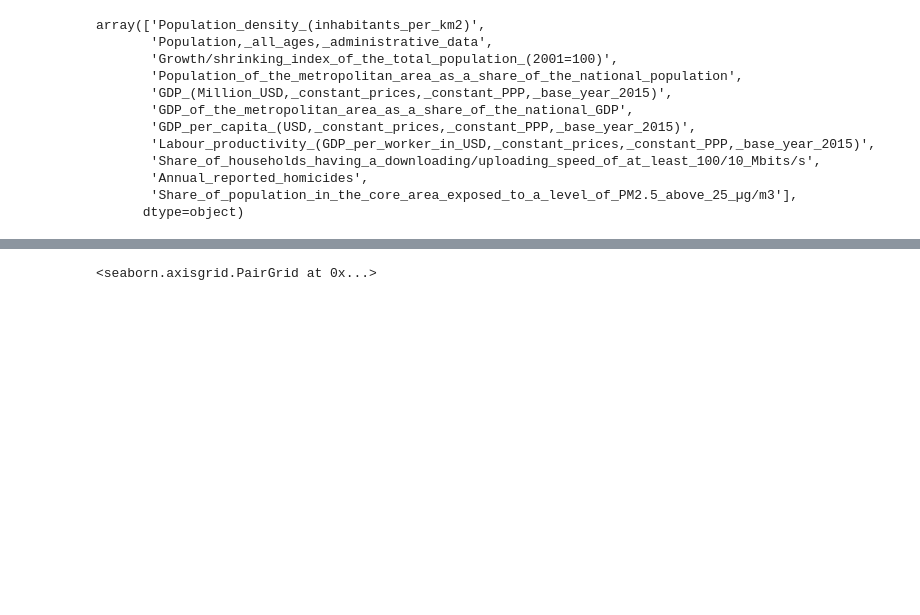
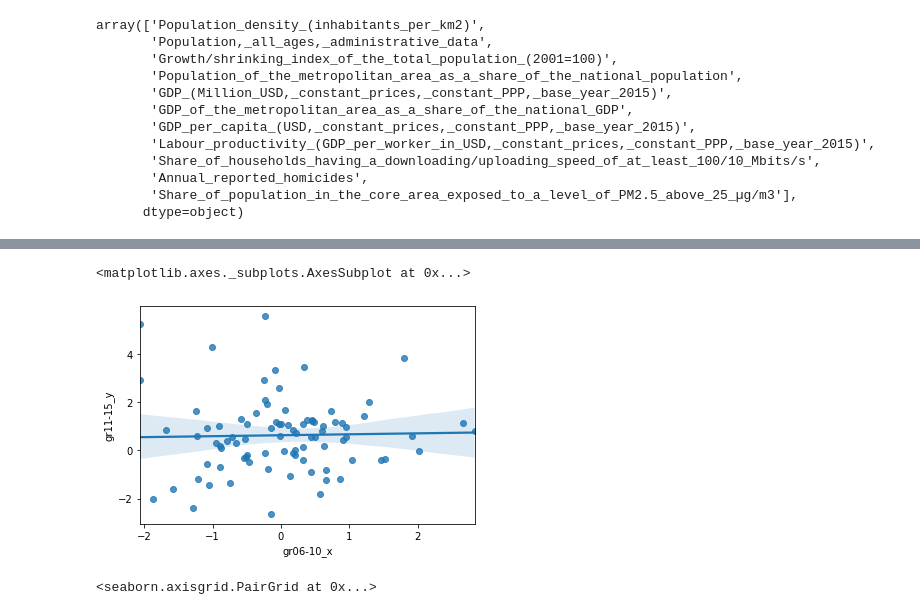
Before and after one commit to 107SBakst/107SBakst.github.io, a Jupyter notebook: Python/project_chart3_oecd2.ipynb, the cells around one changed output, grey strips where cells are left out. Cells and saved outputs as stored; diff of their text form; code cells hidden in the pictures; blank space fills up the shorter version.

```diff
--- a/Python/project_chart3_oecd2.ipynb
+++ b/Python/project_chart3_oecd2.ipynb
@@ -97,3 +99,8 @@ sns.scatterplot(data=mdf,x='gr11-15_dens',y='gr11-15_prod')
+# %%
+sns.regplot(data=mdf,x='gr06-10_x',y='gr11-15_y')
+# %% [output]
+<matplotlib.axes._subplots.AxesSubplot at 0x...>
+[figure, added]
 # %%
 #df2 = df[df['year'] == 2018]
 #sns.pairplot(data=df2[['pop_density','gini','urbanised_area_per_capita','ln_pop','pop_metro_shr_cry','gdp_metro_shr_cry','gdp_per_capita','ln_prod','shr_access_fibre','homocide_rate','polycentricity']], hue='polycentricity')
```
Also changed, not shown: parts of 2 cells of this notebook.
